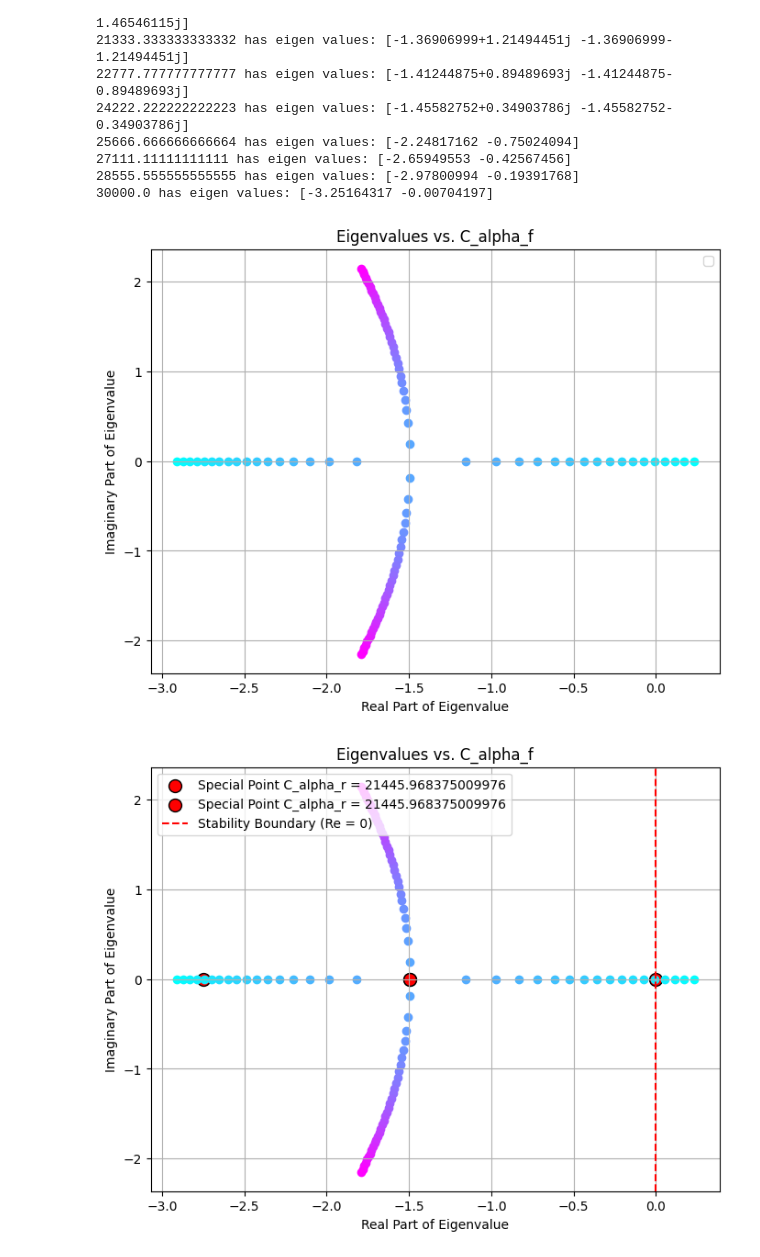
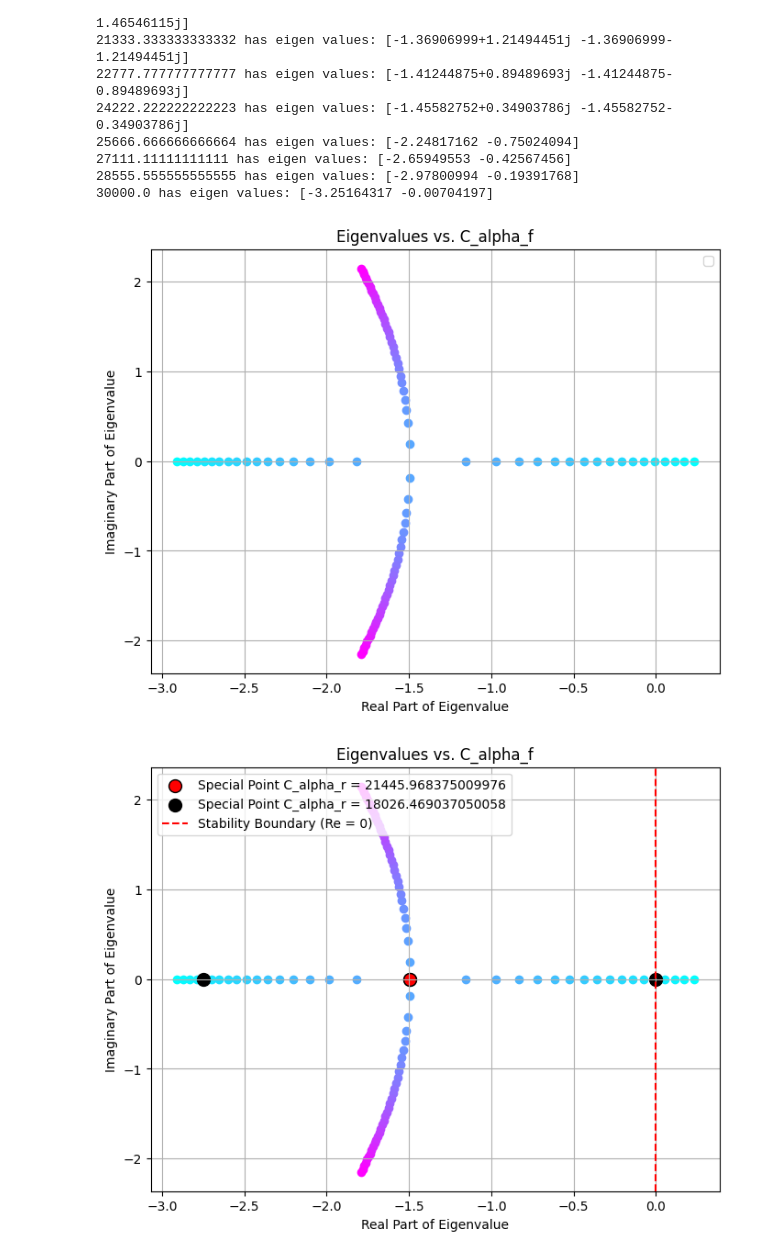
Before and after one commit to hepromark/BicycleModelExploration, a Jupyter notebook: part2d.ipynb, the cells around one changed output. Drawn from its saved outputs; the diff is of its cells as text; code cells hidden in the pictures.

```diff
--- a/part2d.ipynb
+++ b/part2d.ipynb
@@ -266,33 +201,0 @@ solver.visualize_results(histories, labels, init_t, t_final, max_iter, "Lateral
-# %%
-import numpy as np
-modified_m = [1400, 1300, 1200, 1100, 1000, 900, 800]
-
-"""
-1. test both increase
-2. test one increase at a time
-3. maybe explicitly verify what happens if the cornering rear stiffness is greater than the front
-"""
-
-t_final = 20
-init_t = 0
-step_size = 0.05
-histories = []
-labels = []
-
-for i in range(len(modified_m)):
-    solver = BicycleSolver(
-
-        m = modified_m[i],
-        a = 1.14,
-        b = 1.33,
-        C_alpha_f = 25000,
-        C_alpha_r = 21000,
-        I_z = 2420,
-        u = 75 * 1000 / 3600
-    )
-
-    res, hist = solver.solve(solver.rk4, task_a_model, init_vector, init_t, max_iter, step_size)
-    histories.append(hist)
-    labels.append(f'c_ar: {modified_m[i]}')
-
-solver.visualize_results(histories, labels, init_t, t_final, max_iter, "y Acceleration with Different Vehicle Masses", "Yaw Acceleration with Different Vehicle Masses")
@@ -500,6 +361,11 @@ import numpy as np
 import matplotlib.pyplot as plt
 import matplotlib.colors as mcolors
 import matplotlib.cm as cm
+
+"""
+Plotting Eigenvalues
+"""
+
 
 # Define the function to plot eigenvalues for varying C_alpha_f
 def plot_eigenvalues_vs_caf(BicycleSolver, car=21000, b=False):
@@ -534,33 +400,35 @@ def plot_eigenvalues_vs_caf(BicycleSolver, car=21000, b=False):
     if (b == False):
         for i, caf in enumerate(caf_arr):
             color = cmap(norm(caf))
             for ev in all_eigenvalues[i]:
                 plt.scatter(ev.real, ev.imag, color=color)
 
 # Plot the special extra point in a distinct color (e.g., red or hot)
     else:
         special_color = "red"
-        for ev in all_eigenvalues[-2:]:
-            plt.scatter(ev.real, ev.imag, color=special_color, edgecolors='black', s=100, label=f'Special Point C_alpha_r = {resultdisc}')
+
+        plt.scatter(all_eigenvalues[-2].real, all_eigenvalues[-2].imag, color="red", edgecolors='black', s=100, label=f'Special Point C_alpha_r = {resultdisc}')
 
         # Plot each C_alpha_f's eigenvalues with color gradient
         for i, caf in enumerate(caf_arr[:-2]):
             color = cmap(norm(caf))
             for ev in all_eigenvalues[i]:
                 plt.scatter(ev.real, ev.imag, color=color)
+        plt.scatter(all_eigenvalues[-1].real, all_eigenvalues[-1].imag, color="black", edgecolors='black', s=100, label=f'Special Point C_alpha_r = {resultdet}')
+
 
 # Plot the special extra point in a distinct color (e.g., red or hot)
 
         plt.axvline(0, color='red', linestyle='--', label='Stability Boundary (Re = 0)')
     plt.xlabel('Real Part of Eigenvalue')
     plt.ylabel('Imaginary Part of Eigenvalue')
     plt.title('Eigenvalues vs. C_alpha_f')
     plt.legend()
     plt.grid(True)
     plt.show()
 
 plot_eigenvalues_vs_caf(BicycleSolver)
 plot_eigenvalues_vs_caf(BicycleSolver, b=True)
 # %% [output]
 [figure]
-[figure, old version]
+[figure, new version]
```
Also changed, not shown: parts of 8 cells of this notebook.
